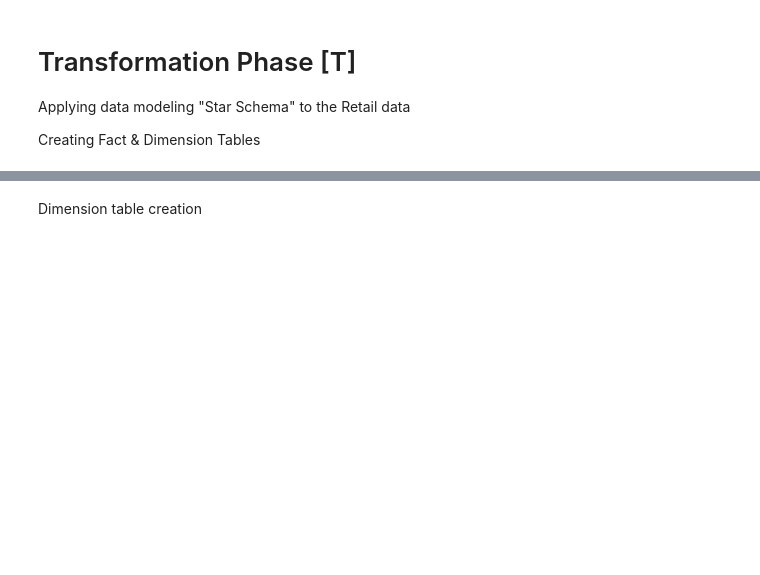
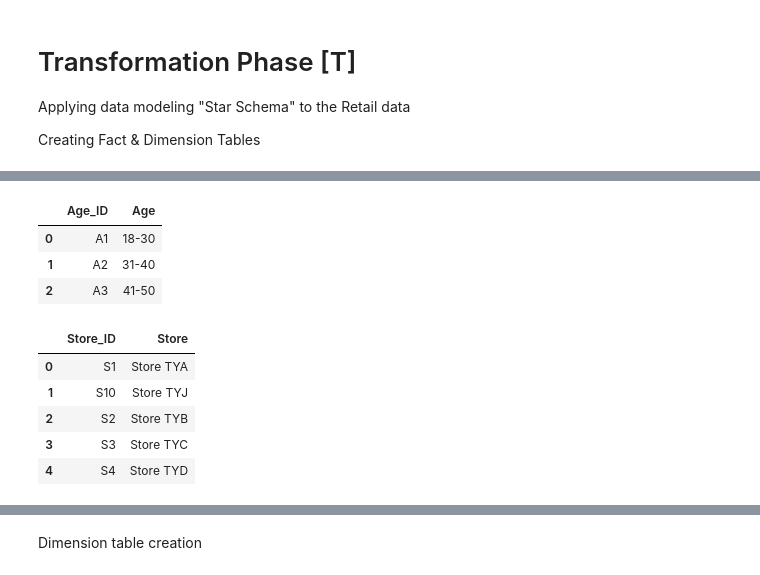
Before and after one commit to 0sree0/Simple-Introduction-To-ETL-In-Python, a Jupyter notebook: Code.ipynb, the cells around one changed output, grey strips where cells are left out. Cells and saved outputs as stored; diff of their text form; code cells hidden in the pictures; blank space fills up the shorter version.

```diff
--- a/Code.ipynb
+++ b/Code.ipynb
@@ -141,0 +63,20 @@ fact_sub_product_df.head(5)
+# %%
+ #creating dim_age_df dataframe
+ dim_age_df = pysqldf(""" select Age_ID, Age from df group by Age_ID, Age """)
+ dim_age_df
+# %% [output]
+|  | Age_ID | Age |
+| 0 | A1 | 18-30 |
+| 1 | A2 | 31-40 |
+| 2 | A3 | 41-50 |
+# %%
+#creating dim_store_df dataframe
+dim_store_df = pysqldf(""" select Store_ID, Store from df group by Store_ID, Store """)
+dim_store_df.head()
+# %% [output]
+|  | Store_ID | Store |
+| 0 | S1 | Store TYA |
+| 1 | S10 | Store TYJ |
+| 2 | S2 | Store TYB |
+| 3 | S3 | Store TYC |
+| 4 | S4 | Store TYD |
```
Also changed, not shown: parts of 27 cells of this notebook, 1 other file.
